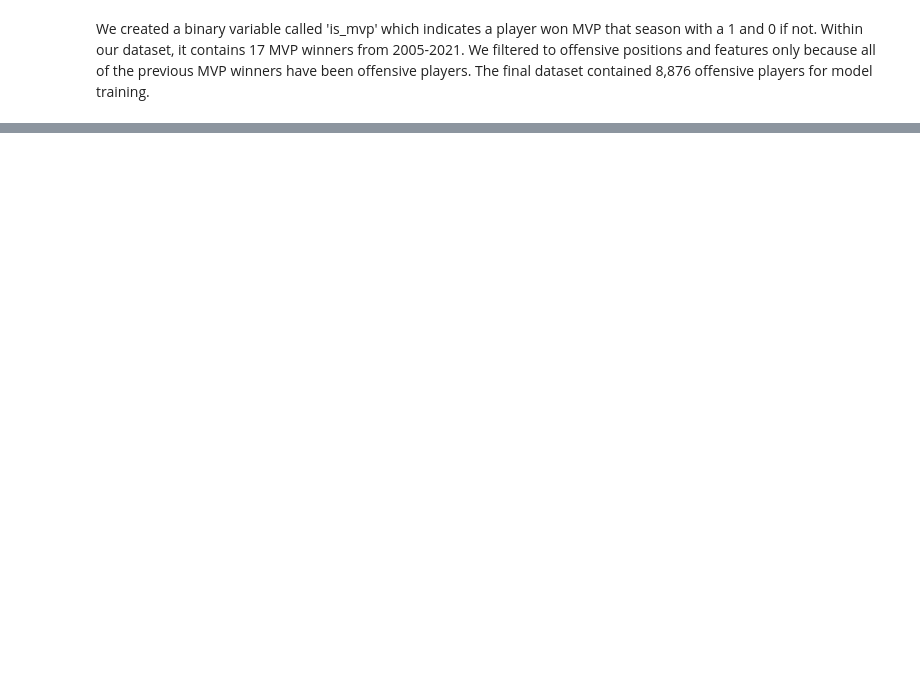
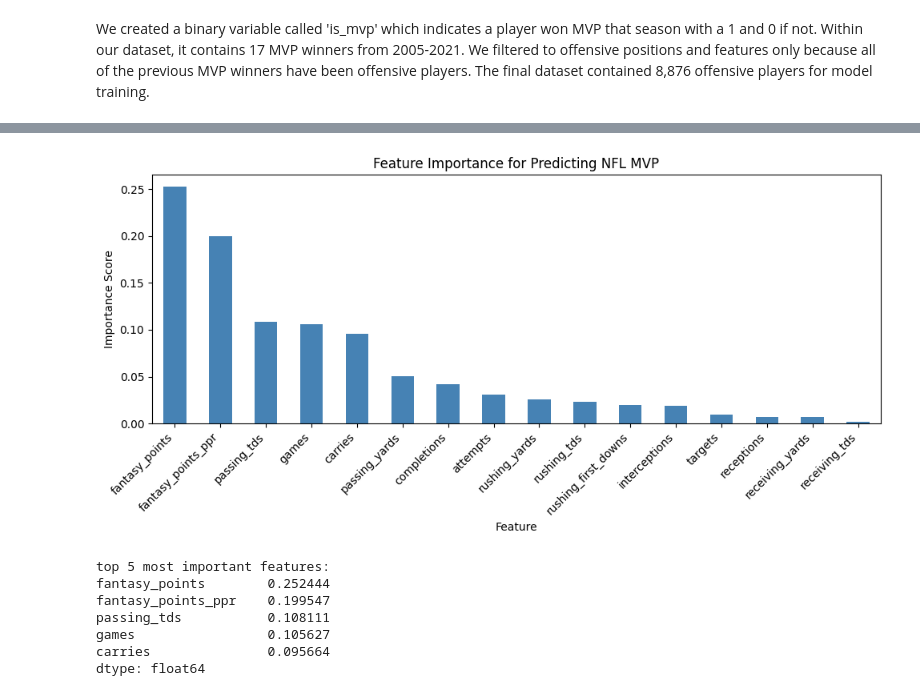
Before and after one commit to Eduardo0961/Eduardo0961.github.io, a Jupyter notebook: CMSC320_Final_Tutorial a.ipynb, the cells around one changed output, grey strips where cells are left out. Cells and saved outputs as stored; diff of their text form; code cells hidden in the pictures; blank space fills up the shorter version.

```diff
--- a/CMSC320_Final_Tutorial a.ipynb
+++ b/CMSC320_Final_Tutorial a.ipynb
@@ -324,0 +400,26 @@ We created a binary variable called 'is_mvp' which indicates a player won MVP th
+# %%
+# feature importance plot
+feature_names = list(X.columns)
+importances = model.feature_importances_
+importance_series = pd.Series(importances, index=feature_names).sort_values(ascending=False)
+
+plt.figure(figsize=(10, 5))
+importance_series.plot(kind='bar', color='steelblue')
+plt.title('Feature Importance for Predicting NFL MVP')
+plt.xlabel('Feature')
+plt.ylabel('Importance Score')
+plt.xticks(rotation=45, ha='right')
+plt.tight_layout()
+plt.show()
+
+print("top 5 most important features:")
+print(importance_series.head())
+# %% [output]
+[figure, added]
+top 5 most important features:
+fantasy_points        0.252444
+fantasy_points_ppr    0.199547
+passing_tds           0.108111
+games                 0.105627
+carries               0.095664
+dtype: float64
```
Also changed, not shown: parts of 15 cells of this notebook, 44 other files.
